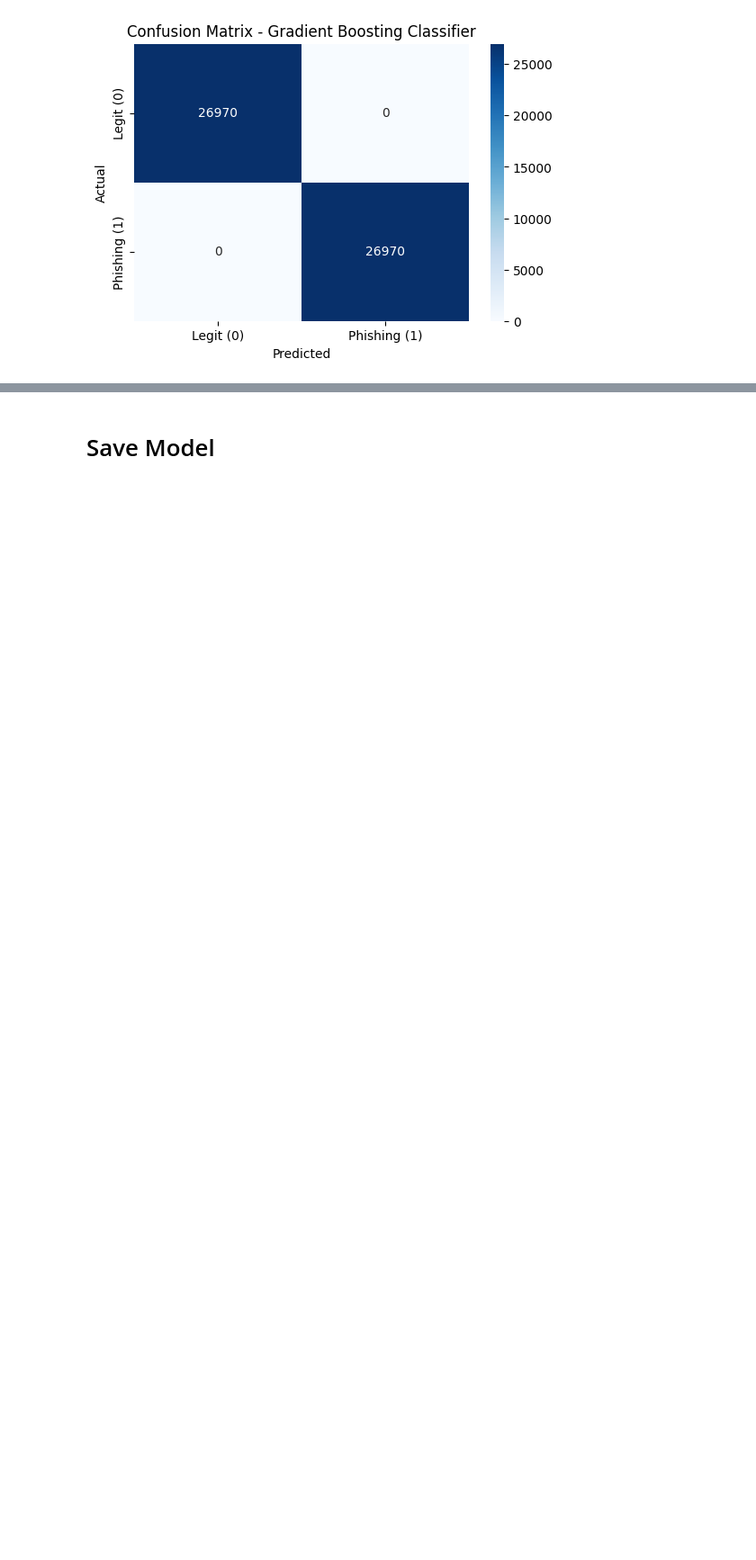
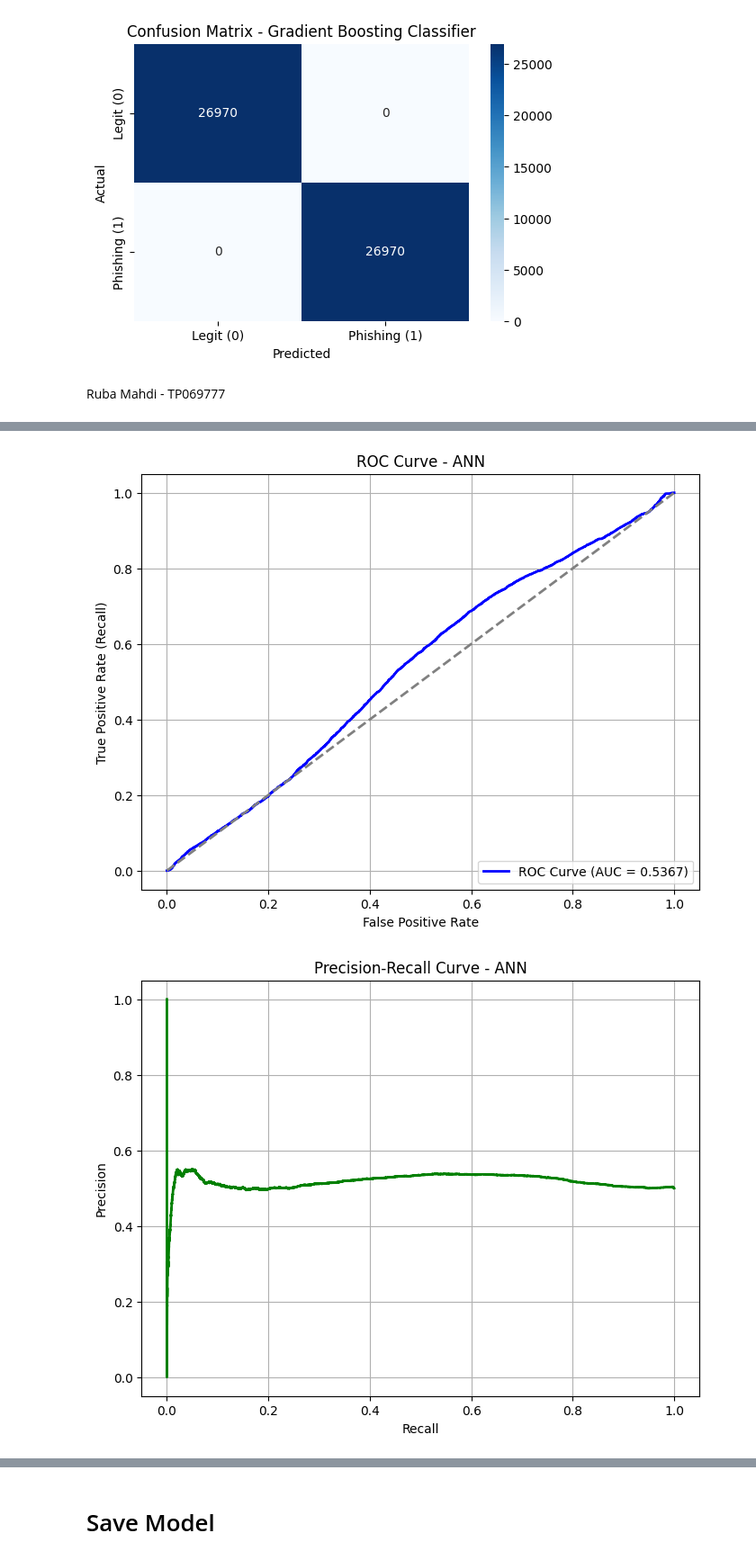
Before and after one commit to Lasvut/DLIGroupAssignmentJ, a Jupyter notebook: GroupJ_DLIAssignment.ipynb, the cells around one changed output, grey strips where cells are left out. Shown at 90% size. Cells and saved outputs as stored; diff of their text form; code cells hidden in the pictures; blank space fills up the shorter version.

Commit message:
evaluation metrics

```diff
--- a/GroupJ_DLIAssignment.ipynb
+++ b/GroupJ_DLIAssignment.ipynb
@@ -467,3 +477,5 @@ plt.title("Confusion Matrix - Gradient Boosting Classifier")
 plt.show()
 # %% [output]
 [figure]
+# %% [markdown]
+Ruba Mahdi - TP069777
@@ -469,0 +498,34 @@ plt.show()
+# %%
+from sklearn.metrics import precision_recall_curve
+
+def plot_pr_curve(y_true, y_proba, model_name):
+    precision, recall, thresholds = precision_recall_curve(y_true, y_proba)
+
+    plt.figure(figsize=(8,6))
+    plt.plot(recall, precision, color='green', lw=2)
+    plt.xlabel("Recall")
+    plt.ylabel("Precision")
+    plt.title(f"Precision-Recall Curve - {model_name}")
+    plt.grid(True)
+    plt.show()
+# %%
+def plot_training_history(history):
+    plt.figure(figsize=(8,6))
+    plt.plot(history.history['loss'], label='Training Loss')
+    plt.plot(history.history['val_loss'], label='Validation Loss')
+    plt.xlabel("Epochs")
+    plt.ylabel("Binary Crossentropy Loss")
+    plt.title("ANN Training Loss Curve")
+    plt.legend()
+    plt.grid(True)
+    plt.show()
+# %%
+# 1. Predict with ANN
+y_pred_proba_ann = model.predict(X_test_fs).flatten()
+y_pred_ann = (y_pred_proba_ann > 0.5).astype(int)
+
+# 2. Evaluate
+plot_roc_curve(y_test, y_pred_proba_ann, "ANN")
+plot_pr_curve(y_test, y_pred_proba_ann, "ANN")
+plot_training_history(ann_history)
+# %% [output]
@@ -469,0 +533,2 @@ plt.show()
+[figure, added]
+[figure, added]
```
Also changed, not shown: parts of 6 cells of this notebook.
